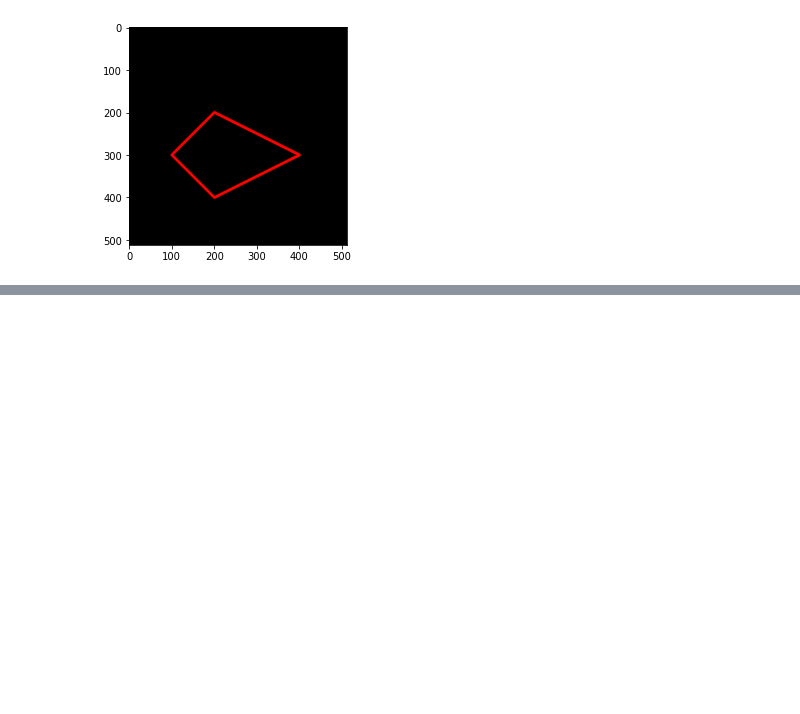
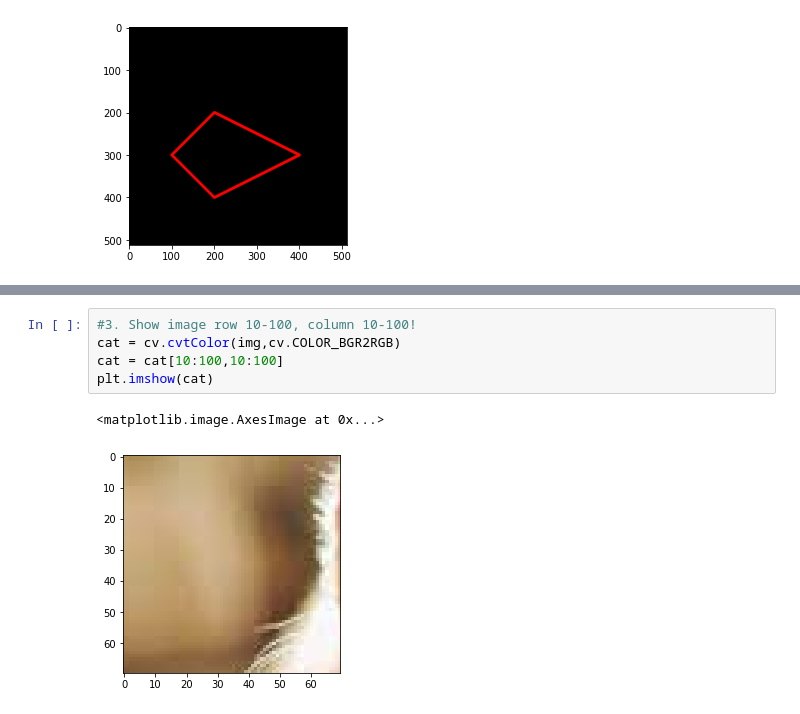
Before and after one commit to ybrefodlavir/PCVK_Genap, a Jupyter notebook: Week2.ipynb, the cells around one changed output, grey strips where cells are left out. Cells and saved outputs as stored; diff of their text form; blank space fills up the shorter version.

```diff
--- a/Week2.ipynb
+++ b/Week2.ipynb
@@ -125,0 +151,8 @@ plt.imshow(black_img3)
+# %%
+#3. Show image row 10-100, column 10-100!
+cat = cv.cvtColor(img,cv.COLOR_BGR2RGB)
+cat = cat[10:100,10:100]
+plt.imshow(cat)
+# %% [output]
+<matplotlib.image.AxesImage at 0x...>
+[figure, added]
```
Also changed, not shown: parts of 10 cells of this notebook.
